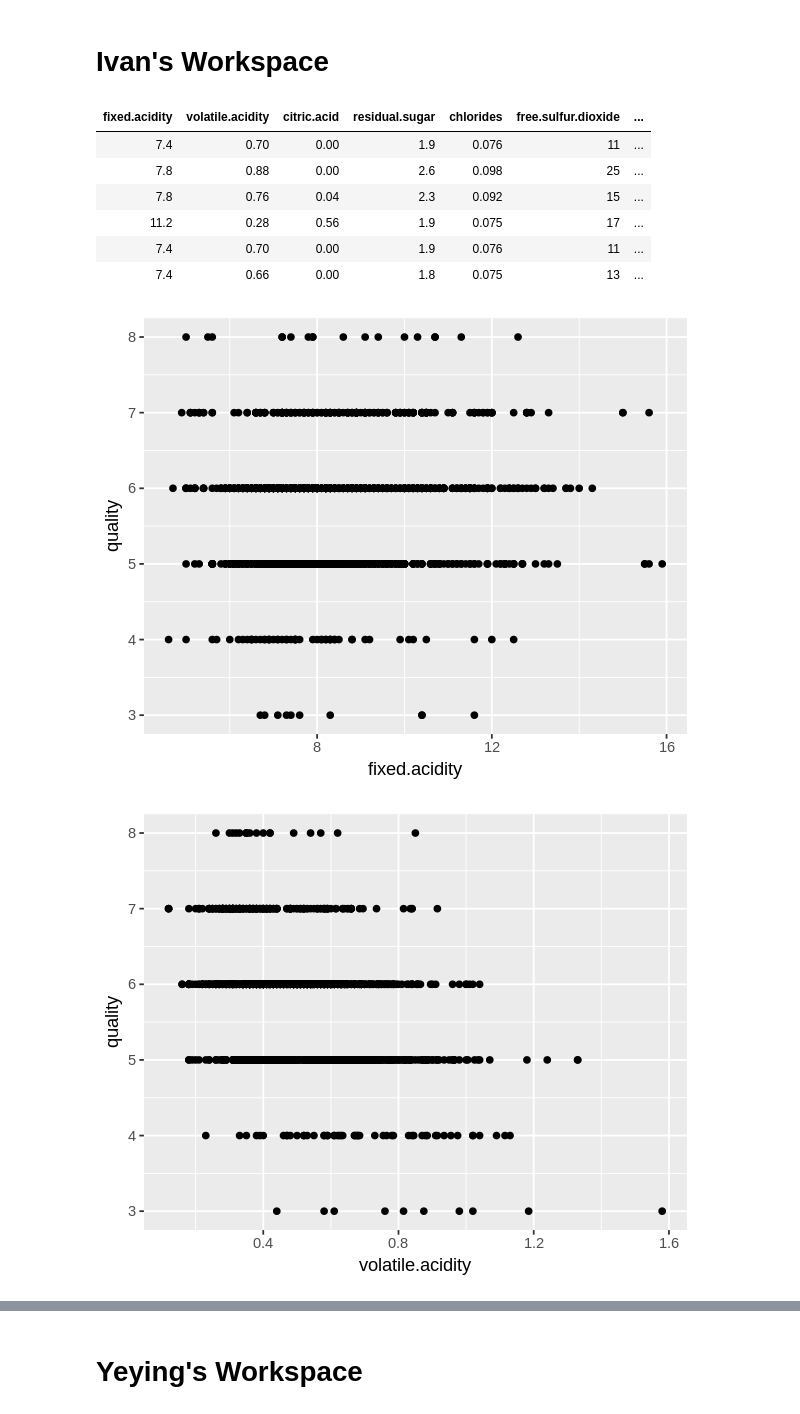
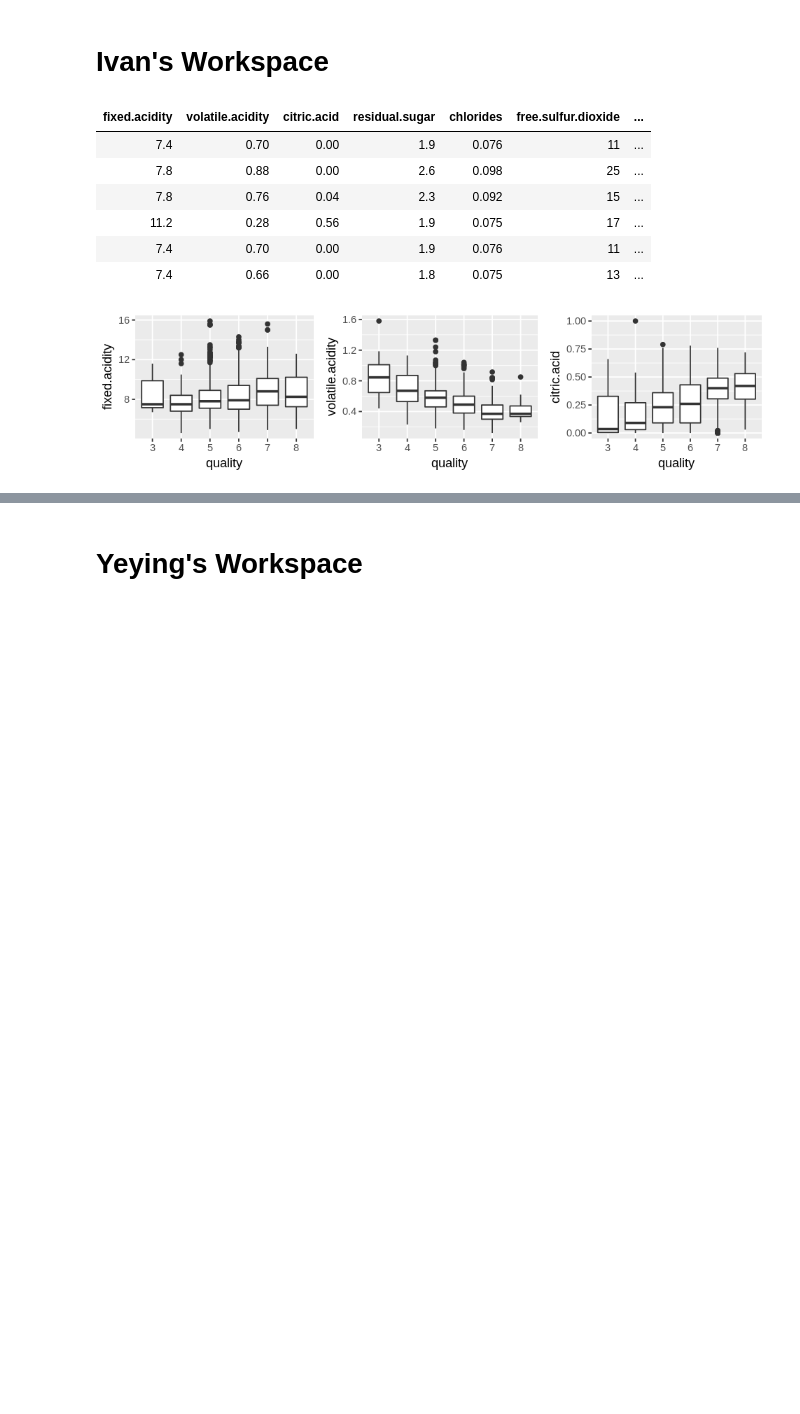
Before and after one commit to ivan-fediaev/DSCI-project, a Jupyter notebook: Project.ipynb, the cells around one changed output, grey strips where cells are left out. Drawn from its saved outputs; the diff is of its cells as text; code cells hidden in the pictures; blank space fills up the shorter version.

Commit message:
Box plots of 1st 3 predictors for red and white wine

```diff
--- a/Project.ipynb
+++ b/Project.ipynb
@@ -323,31 +319,31 @@ error_ratio
 # Ivan's Workspace
 # %%
 #fixed.acidity volatile.acidity citric.acid residual.sugar chlorides free.sulfur.dioxide total.sulfur.dioxide density pH sulphates alcohol quality
-options(repr.plot.width = 5, repr.plot.height = 4)
+options(repr.plot.width = 8, repr.plot.height = 2)
+red_data_quality_factor <- red_data %>%
+    mutate(quality = as.factor(quality))
 
 head(red_data)
 
-plot_fa <- red_data %>%
-    ggplot(aes(x = fixed.acidity, y = quality)) +
-    geom_point()
-plot_fa
+plot_fa <- red_data_quality_factor %>%
+    ggplot(aes(x = quality, y = fixed.acidity)) +
+    geom_boxplot()
 
-plot_va <- red_data %>%
-    ggplot(aes(x = volatile.acidity, y = quality)) +
-    geom_point()
-plot_va
+plot_va <- red_data_quality_factor %>%
+    ggplot(aes(x = quality, y = volatile.acidity)) +
+    geom_boxplot()
 
-plot_ca <- red_data %>%
-    ggplot(aes(x = citric.acid, y = quality)) +
-    geom_point()
-plot_ca
+plot_ca <- red_data_quality_factor %>%
+    ggplot(aes(x = quality, y = citric.acid)) +
+    geom_boxplot()
+
+grid.arrange(plot_fa, plot_va, plot_ca, ncol = 3)
 # %% [output]
 | fixed.acidity | volatile.acidity | citric.acid | residual.sugar | chlorides | free.sulfur.dioxide | ... |
 | 7.4 | 0.70 | 0.00 | 1.9 | 0.076 | 11 | ... |
 | 7.8 | 0.88 | 0.00 | 2.6 | 0.098 | 25 | ... |
 | 7.8 | 0.76 | 0.04 | 2.3 | 0.092 | 15 | ... |
 | 11.2 | 0.28 | 0.56 | 1.9 | 0.075 | 17 | ... |
 | 7.4 | 0.70 | 0.00 | 1.9 | 0.076 | 11 | ... |
 | 7.4 | 0.66 | 0.00 | 1.8 | 0.075 | 13 | ... |
-[figure, old version]
+[figure, new version]
-[figure, removed]
```
Also changed, not shown: parts of 10 cells of this notebook.
